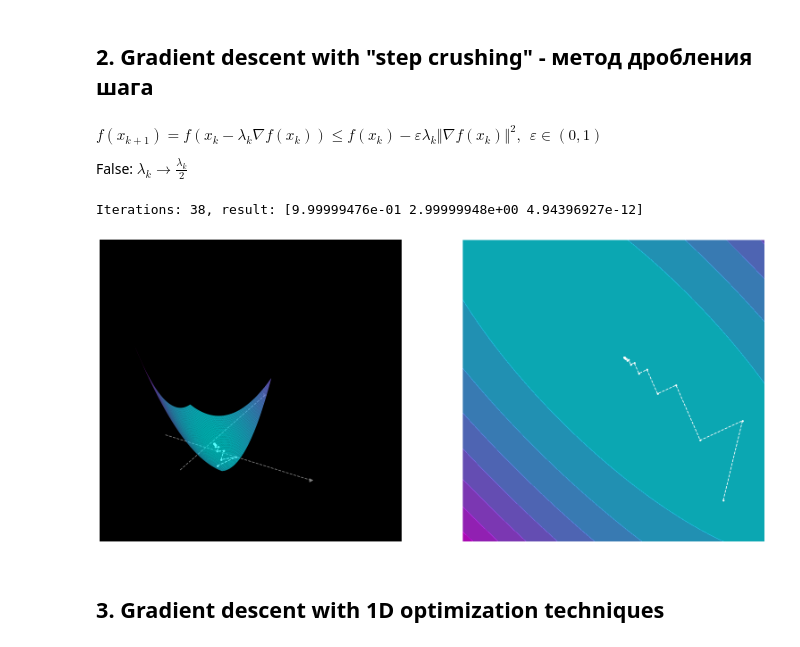
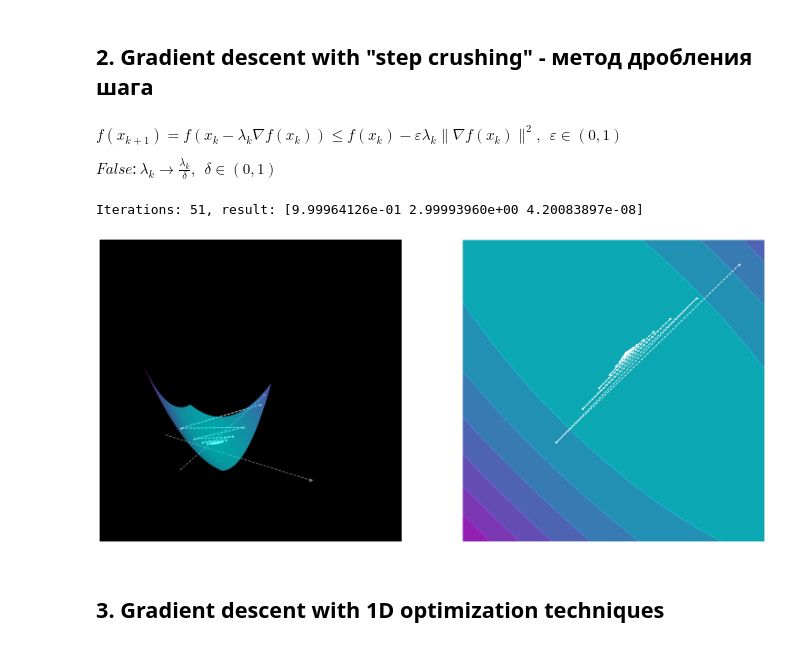
Before and after one commit to fadyat/ITMO-PROBLEMS, a Jupyter notebook: Applied-mathematics/IV semester/Solutions/lab2/solution.ipynb, the cells around one changed output. Saved outputs shown, nothing was run; the diff lists cells and outputs as text; code cells hidden in the pictures.

```diff
--- a/Applied-mathematics/IV semester/Solutions/lab2/solution.ipynb
+++ b/Applied-mathematics/IV semester/Solutions/lab2/solution.ipynb
@@ -132,12 +132,15 @@ Iterations: 100, result: [1.32619513 1.32619513 3.51758702]
 # %% [markdown]
 ## 2. Gradient descent with "step crushing" - метод дробления шага
 # %% [markdown]
-$\displaystyle f(x_{k+1}) = f(x_k - \lambda_{k}\nabla f(x_k)) \leqslant f(x_k) - \varepsilon \lambda_{k} \Vert \nabla f(x_k) \Vert^2, \ \ \displaystyle \varepsilon \in (0, 1)$
+$\displaystyle f(x_{k+1}) = f(x_k - \lambda_{k}\nabla f(x_k)) \leqslant f(x_k) - \varepsilon \lambda_{k} \| \nabla f(x_k) \|^2, \ \ \displaystyle \varepsilon \in (0, 1)$
 
-False: $\lambda_k \rightarrow \frac{\lambda_k}{2}$
+$False$: $\lambda_k \rightarrow \frac{\lambda_k}{\delta}, \ \ \delta \in (0, 1)$
 # %%
+from numpy.linalg import norm
+
+
 @painter_decorator3d
-def gradient_descent_step_crushing(f, x0, learning_rate=1, tolerance=1e-6, n_iter=100, eps=0.1):
+def gradient_descent_step_crushing(f, x0, learning_rate=1, tolerance=1e-4, n_iter=100, eps=0.1, delta=0.95):
     xk = np.array([x0], dtype=float)
     fxk = f(x0)
     i, lr = 0, learning_rate
@@ -148,8 +151,8 @@ def gradient_descent_step_crushing(f, x0, learning_rate=1, tolerance=1e-6, n_ite
 
         xk1 = xk[-1] - step
         fxk1 = f(xk1)
-        if fxk1 - fxk > -eps * lr * (np.linalg.norm(gradient(f, xk[-1]), 2) ** 2):
-            lr *= .5
+        if fxk1 - fxk > -eps * lr * (norm(gradient(f, xk[-1]), 2) ** 2):
+            lr *= delta
             continue
 
         xk = np.append(xk, np.array([xk1]), axis=0)
@@ -158,10 +161,10 @@ def gradient_descent_step_crushing(f, x0, learning_rate=1, tolerance=1e-6, n_ite
         i += 1
     return xk
 # %%
-gradient_descent_step_crushing(f2, np.array([10, -10], dtype=float), 1)
+gradient_descent_step_crushing(f2, np.array([10, 10], dtype=float), 1)
 # %% [output]
-Iterations: 38, result: [9.99999476e-01 2.99999948e+00 4.94396927e-12]
+Iterations: 51, result: [9.99964126e-01 2.99993960e+00 4.20083897e-08]
-[figure, old version]
+[figure, new version]
 # %% [markdown]
 ## 3. Gradient descent with 1D optimization techniques
 # %% [markdown]
```
Also changed, not shown: parts of 10 cells of this notebook.
